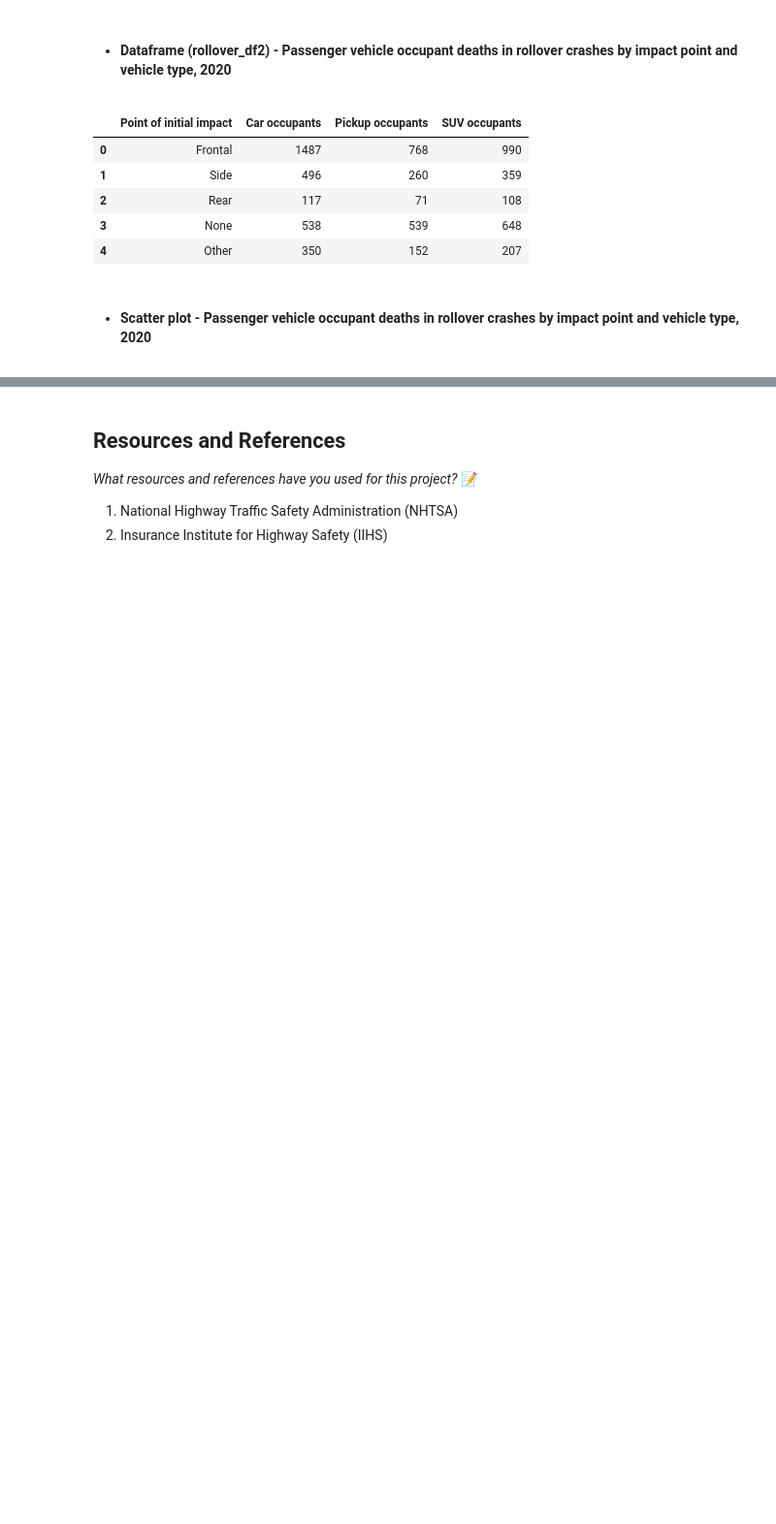
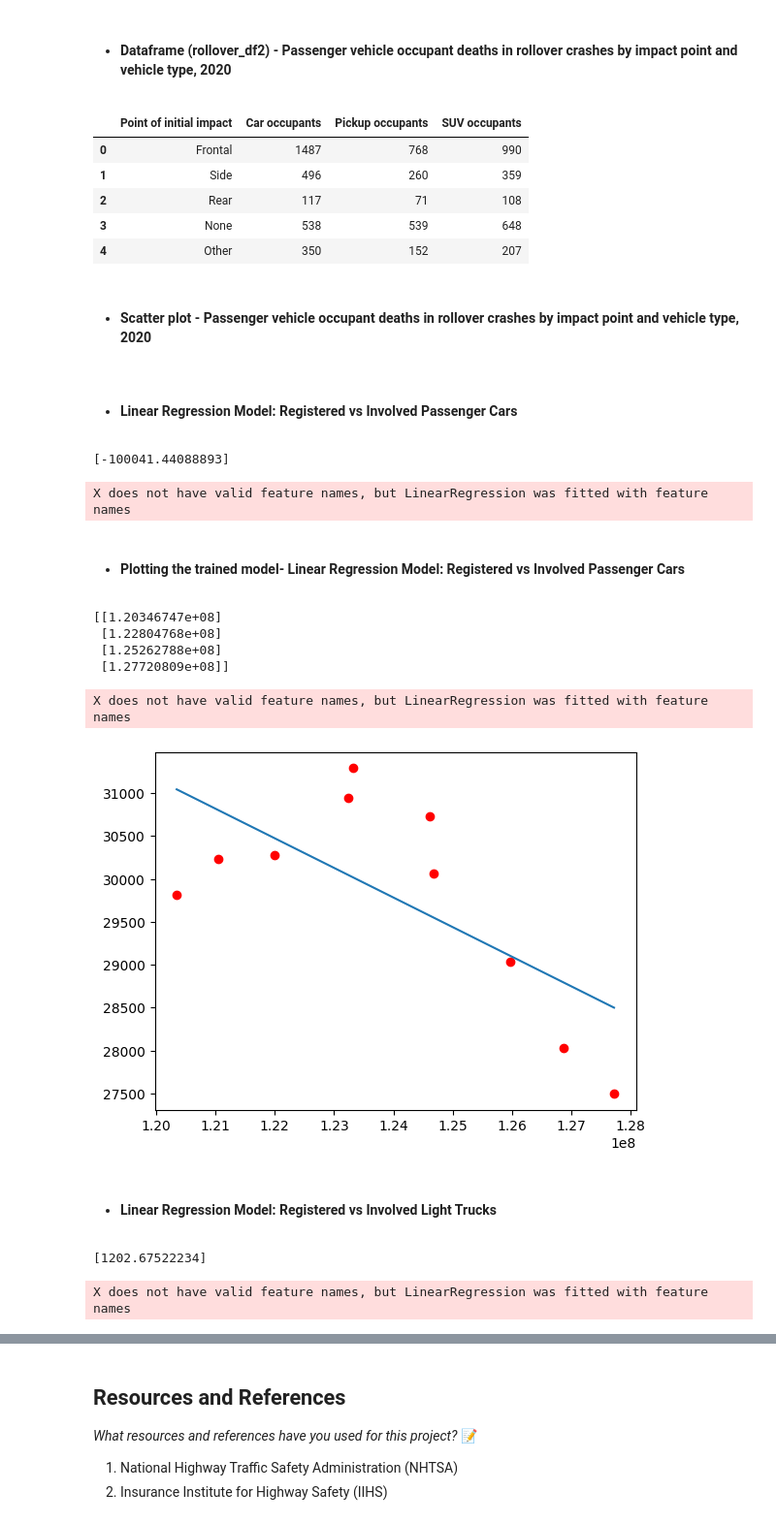
Before and after one commit to IT4063c-Spring23/final-project-patel5r4, a Jupyter notebook: source.ipynb, the cells around one changed output, grey strips where cells are left out. Shown at 97% size. Saved outputs shown, nothing was run; the diff lists cells and outputs as text; code cells hidden in the pictures; blank space fills up the shorter version.

```diff
--- a/source.ipynb
+++ b/source.ipynb
@@ -320 +327,48 @@ for col in rollover_df2.columns[1:]:
     fig.show()
+# %% [markdown]
+- #### <b>Linear Regression Model: Registered vs Involved Passenger Cars</b>
+# %%
+model_cars = LinearRegression()
+model_cars.fit(crash_df[['Registered (pass cars)']], crash_df['Involved (pass cars)'])
+# print(model_cars.coef_)
+# print(model_cars.intercept_)
+print(model_cars.predict([[500380030]]))
+# model_cars.score(crash_df[['Registered (pass cars)']], crash_df['Involved (pass cars)'])
+# %% [output]
+[-100041.44088893]
+X does not have valid feature names, but LinearRegression was fitted with feature names
+# %% [markdown]
+- #### <b>Plotting the trained model- Linear Regression Model: Registered vs Involved Passenger Cars</b>
+# %%
+x1 = np.linspace(
+    crash_df['Registered (pass cars)'].min(),
+    crash_df['Registered (pass cars)'].max(),
+    4
+)
+x1_reshaped = x1.reshape(-1, 1)
+print(x1_reshaped)
+y1 = model_cars.predict(x1_reshaped)
+y1
+
+plt.scatter(crash_df['Registered (pass cars)'], crash_df['Involved (pass cars)'],c='red')
+plt.plot(x1, y1)
+plt.show()
+# %% [output]
+[[1.20346747e+08]
+ [1.22804768e+08]
+ [1.25262788e+08]
+ [1.27720809e+08]]
+X does not have valid feature names, but LinearRegression was fitted with feature names
+[figure, added]
+# %% [markdown]
+- #### <b>Linear Regression Model: Registered vs Involved Light Trucks</b>
+# %%
+model_trucks = LinearRegression()
+model_trucks.fit(crash_df[['Registered (light trucks)']], crash_df['Involved (light trucks)'])
+# print(model_trucks.coef_)
+# print(model_trucks.intercept_)
+print(model_trucks.predict([[40000]]))
+# model_trucks.score(crash_df[['Registered (light trucks)']], crash_df['Involved (light trucks)'])
+# %% [output]
+[1202.67522234]
+X does not have valid feature names, but LinearRegression was fitted with feature names
```
Also changed, not shown: parts of 7 cells of this notebook, 1 other file.
